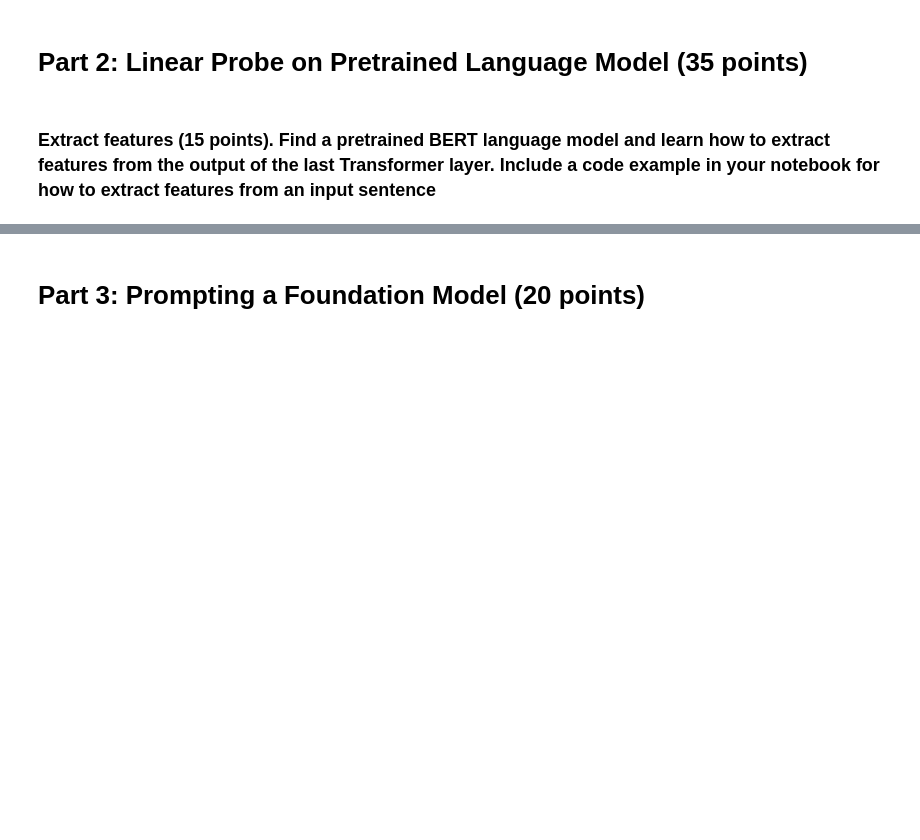
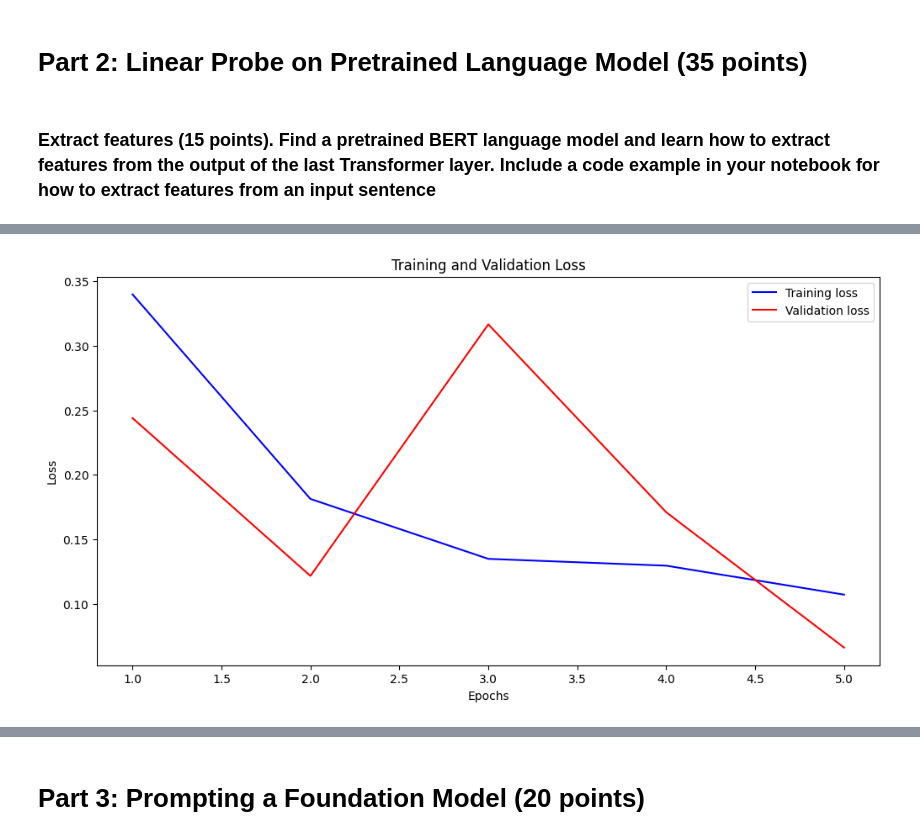
Before and after one commit to bbonifacio-at-mudd/E208HW8, a Jupyter notebook: Homework 8 Primary Notebook.ipynb, the cells around one changed output, grey strips where cells are left out. Drawn from its saved outputs; the diff is of its cells as text; code cells hidden in the pictures; blank space fills up the shorter version.

Commit message:
bert's done and sec 3 is basically done, love it

```diff
--- a/Homework 8 Primary Notebook.ipynb
+++ b/Homework 8 Primary Notebook.ipynb
@@ -456,7 +457,7 @@ def get_train_val_loaders(dataset_proportion = 0.001, val_split = 0.3, batch_siz
     return train_loader, val_loader
 # %%
 # DataLoader
-dataset_proportion = 0.001
+dataset_proportion = 0.000001
 val_split = 0.3
 batch_size = 1024
 num_workers = 0
@@ -1589,0 +1723,37 @@ class LinearProbe(nn.Module):
+# %%
+#Initialize the tokenizer and BERT model
+tokenizer = BertTokenizer.from_pretrained('bert-base-uncased')
+bert_model = BertModel.from_pretrained('bert-base-uncased')
+
+
+# Probe parameters and loader parameters
+#linear_probe = EnhancedLinearProbe(input_dim =768)
+linear_probe = LinearProbe(input_dim = 768)#We get 768 from the shape of the BERT model
+num_sentences = 1000.0
+dataset_proportion = num_sentences/10000000
+maxlength = 10
+batch_size = 16
+val_split = 0.2
+train_loader, val_loader = get_train_val_loaders_bert(dataset_proportion = dataset_proportion,
+                                                      maxlength = maxlength,
+                                                      batch_size = batch_size,
+                                                      val_split=val_split)
+
+#Training parameters
+device = torch.device("cuda" if torch.cuda.is_available() else "cpu")
+num_epochs = 5
+L2 = 0
+momentum1 = 0.9
+momentum2 = 0.999
+learning_rate = 0.01
+
+trained_model, history, final_val_accuracy =better_finetune_bert(linear_probe,
+                                                                 bert_model,
+                                                                 train_loader,
+                                                                 val_loader,
+                                                                 learning_rate = learning_rate,
+                                                                 num_epochs = num_epochs,
+                                                                 L2=L2,
+                                                                 momentum1 = momentum1,
+                                                                 momentum2 = momentum2,
+                                                                 device=device)
@@ -1589,0 +1767,5 @@ class LinearProbe(nn.Module):
+# %%
+import matplotlib.pyplot as plt
+plot_history(history)
+# %% [output]
+[figure, added]
```
Also changed, not shown: parts of 28 cells of this notebook.
